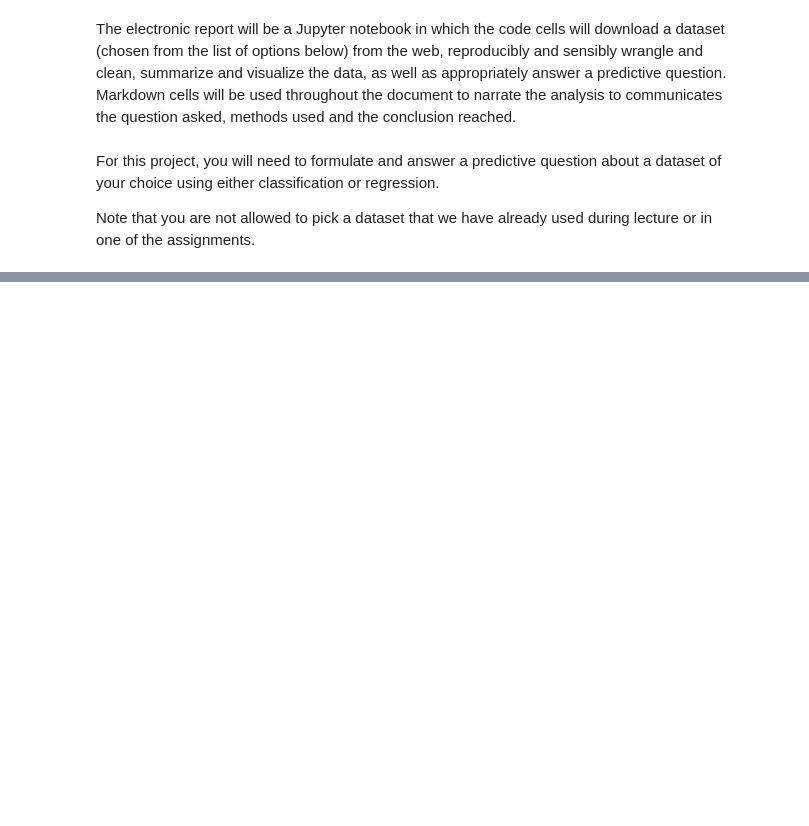
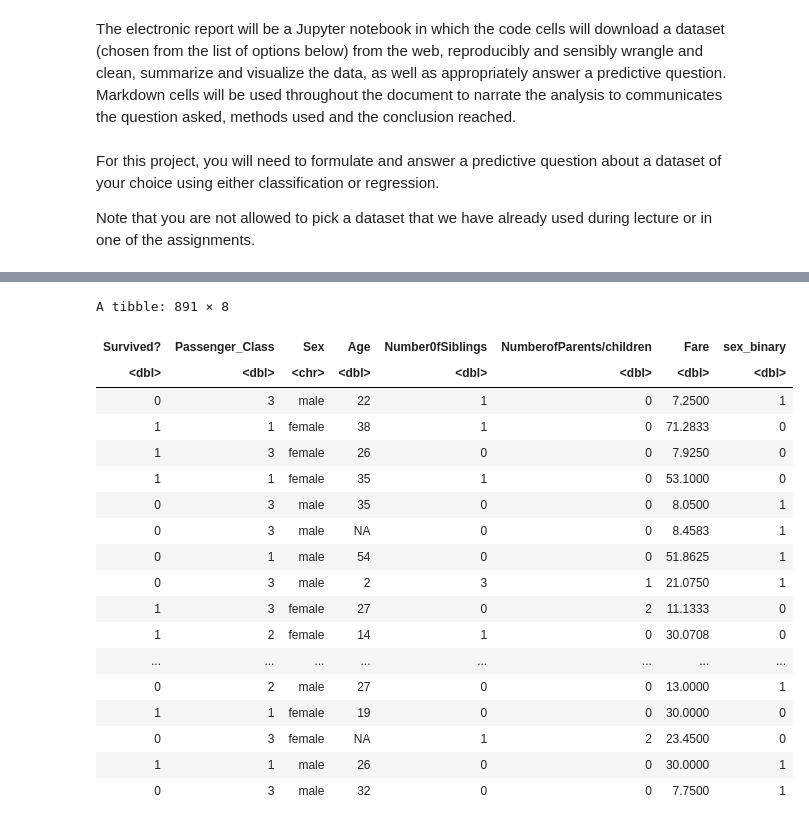
Before and after one commit to zhang17s/DSCI-100-Group-Project-, a Jupyter notebook: Proposal.ipynb, the cells around one changed output, grey strips where cells are left out. Drawn from its saved outputs; the diff is of its cells as text; code cells hidden in the pictures; blank space fills up the shorter version.

Commit message:
Wrangled data
data was wrangled upto the point where a binary sex column was included.

```diff
--- a/Proposal.ipynb
+++ b/Proposal.ipynb
@@ -59,3 +48,8 @@ A spec_tbl_df: 891 × 12
 | 889 | 0 | 3 | Johnston, Miss. Catherine Helen "... | female | NA | 1 | 2 | W./C. 6607 | 23.4500 | NA | ... |
 | 890 | 1 | 1 | Behr, Mr. Karl Howell | male | 26 | 0 | 0 | 111369 | 30.0000 | C148 | ... |
 | 891 | 0 | 3 | Dooley, Mr. Patrick | male | 32 | 0 | 0 | 370376 | 7.7500 | NA | ... |
+# %%
+#getting rid of PassengerId,Name, Embarked,Ticket and Cabin:
+boat_data_selected <- boat_data |>
+    select(-PassengerId, -Name, -Embarked, -Ticket, -Cabin)
+boat_data_selected
@@ -61,0 +80,26 @@ A spec_tbl_df: 891 × 12
+# %%
+#adding a column for sex in binary(for it to work with the knn model)
+
+boat_data_binary <- boat_data_selected |>
+    mutate(sex_binary = ifelse(Sex == "male", 1, ifelse(Sex == "female", 0, NA)))
+boat_data_binary
+# %% [output]
+A tibble: 891 × 8
+| Survived? | Passenger_Class | Sex | Age | Number0fSiblings | NumberofParents/children | Fare | sex_binary |
+| <dbl> | <dbl> | <chr> | <dbl> | <dbl> | <dbl> | <dbl> | <dbl> |
+| 0 | 3 | male | 22 | 1 | 0 | 7.2500 | 1 |
+| 1 | 1 | female | 38 | 1 | 0 | 71.2833 | 0 |
+| 1 | 3 | female | 26 | 0 | 0 | 7.9250 | 0 |
+| 1 | 1 | female | 35 | 1 | 0 | 53.1000 | 0 |
+| 0 | 3 | male | 35 | 0 | 0 | 8.0500 | 1 |
+| 0 | 3 | male | NA | 0 | 0 | 8.4583 | 1 |
+| 0 | 1 | male | 54 | 0 | 0 | 51.8625 | 1 |
+| 0 | 3 | male | 2 | 3 | 1 | 21.0750 | 1 |
+| 1 | 3 | female | 27 | 0 | 2 | 11.1333 | 0 |
+| 1 | 2 | female | 14 | 1 | 0 | 30.0708 | 0 |
+| ... | ... | ... | ... | ... | ... | ... | ... |
+| 0 | 2 | male | 27 | 0 | 0 | 13.0000 | 1 |
+| 1 | 1 | female | 19 | 0 | 0 | 30.0000 | 0 |
+| 0 | 3 | female | NA | 1 | 2 | 23.4500 | 0 |
+| 1 | 1 | male | 26 | 0 | 0 | 30.0000 | 1 |
+| 0 | 3 | male | 32 | 0 | 0 | 7.7500 | 1 |
```
Also changed, not shown: parts of 3 cells of this notebook.
